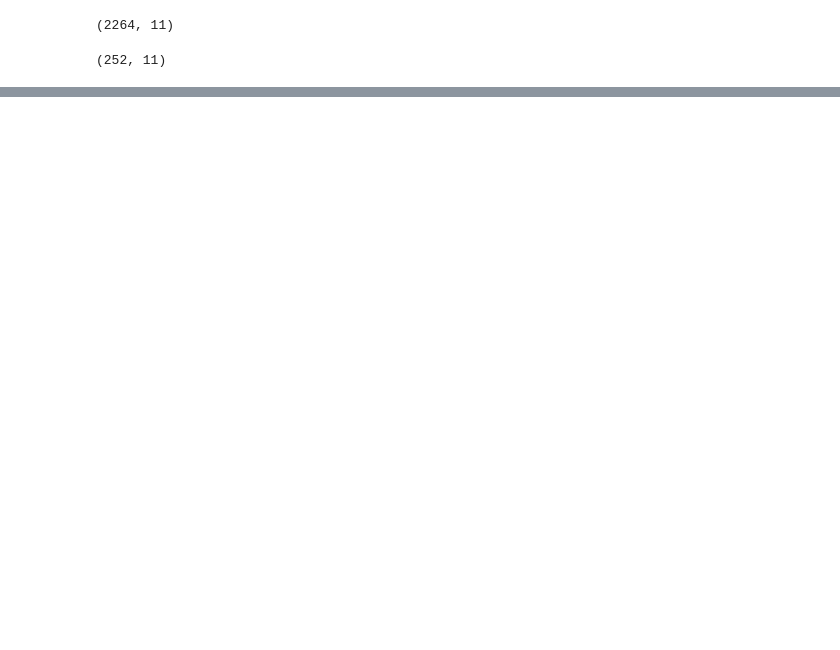
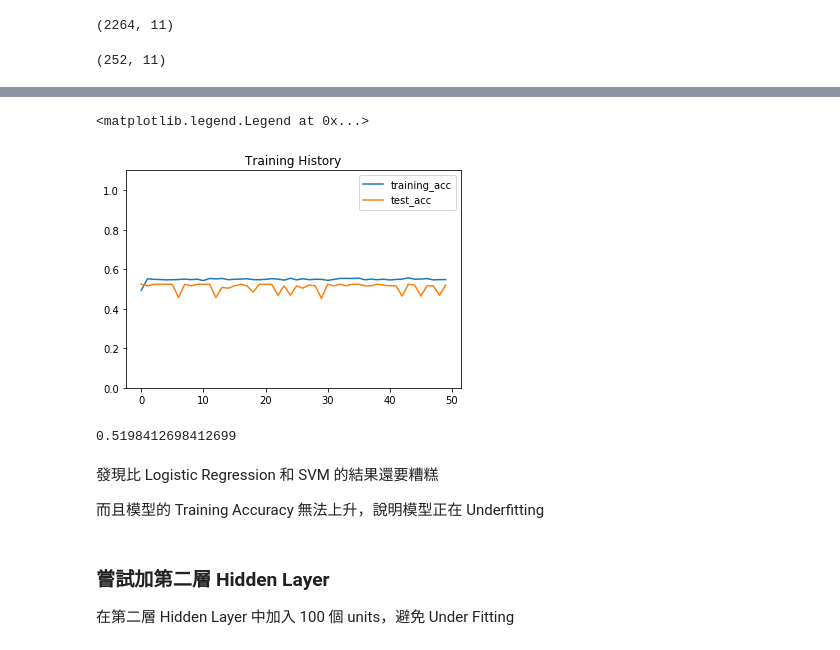
Before and after one commit to Jadezzz/FDA_HW3, a Jupyter notebook: FDA_HW3.ipynb, the cells around one changed output, grey strips where cells are left out. Drawn from its saved outputs; the diff is of its cells as text; code cells hidden in the pictures; blank space fills up the shorter version.

```diff
--- a/FDA_HW3.ipynb
+++ b/FDA_HW3.ipynb
@@ -124,17 +170,0 @@ Using TensorFlow backend.
-# %%
-model = models.Sequential()
-
-model.add(layers.Dense(input_dim=8,
-                       units=20,
-                       activation='relu'))
-# model.add(layers.Dense(units=20,
-#                        activation='relu'))
-model.add(layers.Dense(units=1,
-                       activation='sigmoid'))
-
-model.compile(loss='binary_crossentropy',
-              optimizer='rmsprop',
-              metrics=['accuracy'])
-
-model.summary()
-model.fit(std_train_x, train_y,epochs=10)
@@ -164,0 +300,20 @@ model.evaluate(std_test_x,test_y)
+# %%
+model = models.Sequential()
+
+model.add(layers.Dense(input_dim=train_x.shape[1],
+                       units=40,
+                       activation='relu'))
+
+model.add(layers.Dense(units=1,
+                       activation='sigmoid'))
+
+model.compile(loss='binary_crossentropy',
+              optimizer='adam',
+              metrics=['accuracy'])
+
+model.summary()
+history = model.fit(std_train_x,
+                    train_y,
+                    epochs=50,
+                    validation_data=(std_test_x, test_y),
+                    verbose=False)
@@ -164,0 +332,22 @@ model.evaluate(std_test_x,test_y)
+# %%
+plt.title('Training History')
+plt.plot(history.history['acc'])
+plt.ylim(0, 1.1)
+plt.plot(history.history['val_acc'])
+plt.legend(['training_acc', 'test_acc'])
+# %% [output]
+<matplotlib.legend.Legend at 0x...>
+[figure, added]
+# %%
+nn_pred = model.predict_classes(std_test_x)
+print(accuracy_score(test_y, nn_pred))
+# %% [output]
+0.5198412698412699
+# %% [markdown]
+發現比 Logistic Regression 和 SVM 的結果還要糟糕
+
+而且模型的 Training Accuracy 無法上升，說明模型正在 Underfitting
+# %% [markdown]
+### 嘗試加第二層 Hidden Layer
+
+在第二層 Hidden Layer 中加入 100 個 units，避免 Under Fitting
```
Also changed, not shown: parts of 85 cells of this notebook, 2 other files.
